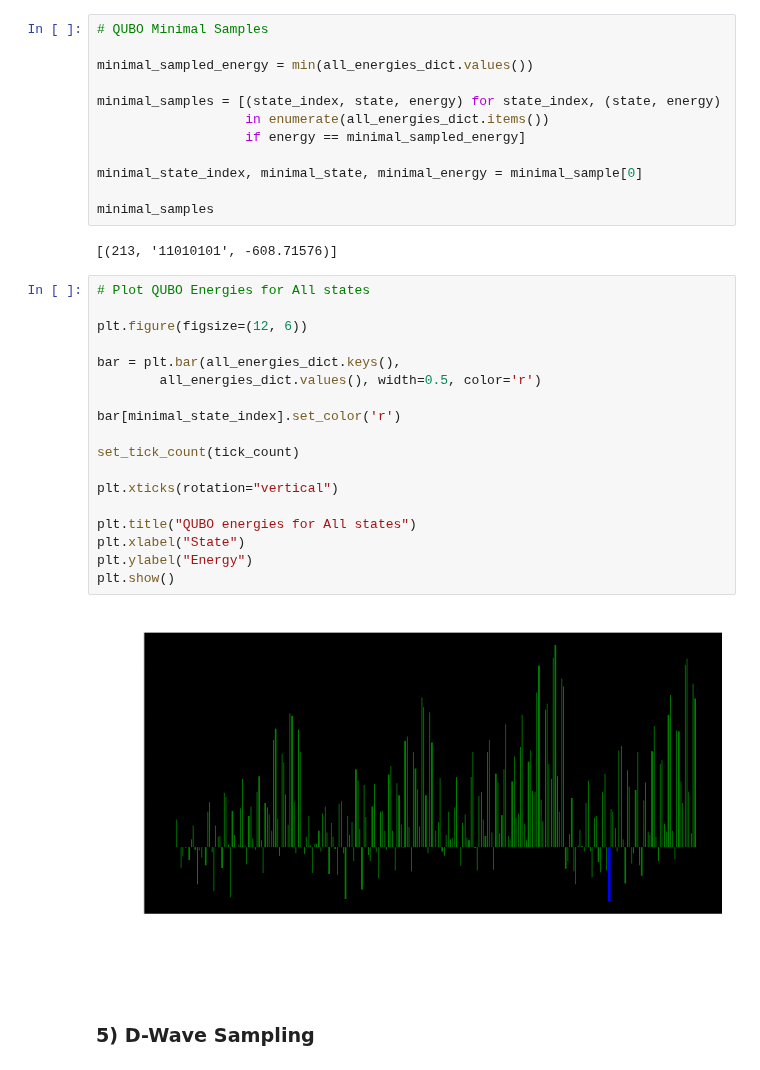
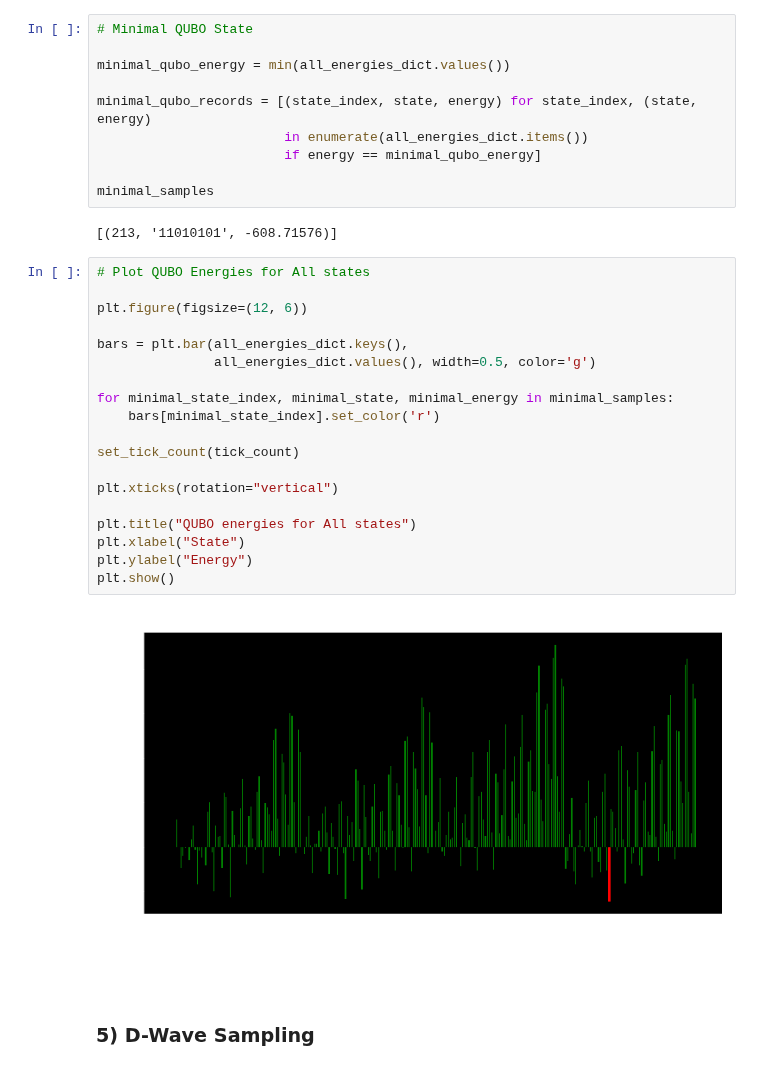
Before and after one commit to ogorodnikov/fmqa, a Jupyter notebook: chemistry/pasqal.ipynb, the cells around one changed output. Drawn from its saved outputs; the diff is of its cells as text.

Commit message:
pasqal - complete qubo minimal energy

```diff
--- a/chemistry/pasqal.ipynb
+++ b/chemistry/pasqal.ipynb
@@ -380,15 +381,13 @@ plt.show()
 # %% [output]
 [figure]
 # %%
-# QUBO Minimal Samples
+# Minimal QUBO State
 
-minimal_sampled_energy = min(all_energies_dict.values())
+minimal_qubo_energy = min(all_energies_dict.values())
 
-minimal_samples = [(state_index, state, energy) for state_index, (state, energy)
-                   in enumerate(all_energies_dict.items())
-                   if energy == minimal_sampled_energy]
-
-minimal_state_index, minimal_state, minimal_energy = minimal_sample[0]
+minimal_qubo_records = [(state_index, state, energy) for state_index, (state, energy)
+                        in enumerate(all_energies_dict.items())
+                        if energy == minimal_qubo_energy]
 
 minimal_samples
 # %% [output]
@@ -396,23 +395,24 @@ minimal_samples
 # %%
 # Plot QUBO Energies for All states
 
 plt.figure(figsize=(12, 6))
 
-bar = plt.bar(all_energies_dict.keys(),
-        all_energies_dict.values(), width=0.5, color='r')
+bars = plt.bar(all_energies_dict.keys(),
+               all_energies_dict.values(), width=0.5, color='g')
 
-bar[minimal_state_index].set_color('r')
+for minimal_state_index, minimal_state, minimal_energy in minimal_samples:
+    bars[minimal_state_index].set_color('r')
 
 set_tick_count(tick_count)
 
 plt.xticks(rotation="vertical")
 
 plt.title("QUBO energies for All states")
 plt.xlabel("State")
 plt.ylabel("Energy")
 plt.show()
 # %% [output]
-[figure, old version]
+[figure, new version]
 # %% [markdown]
 ### 5) D-Wave Sampling
 # %%
```
Also changed, not shown: parts of 5 cells of this notebook.
